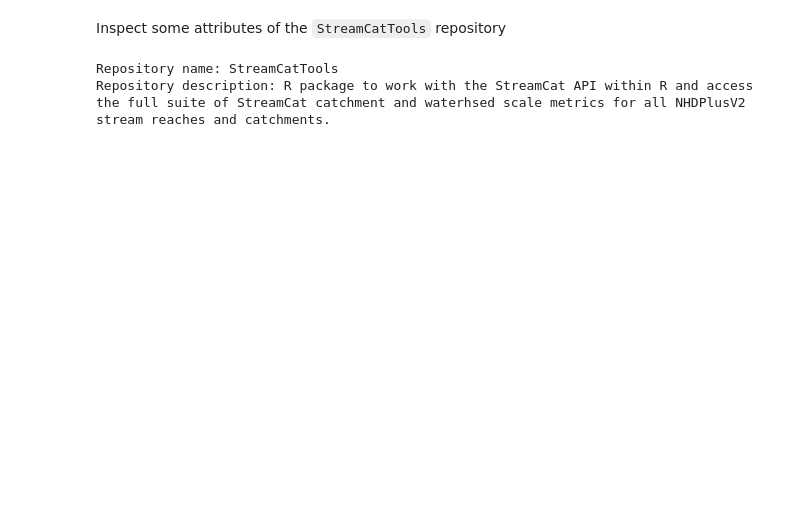
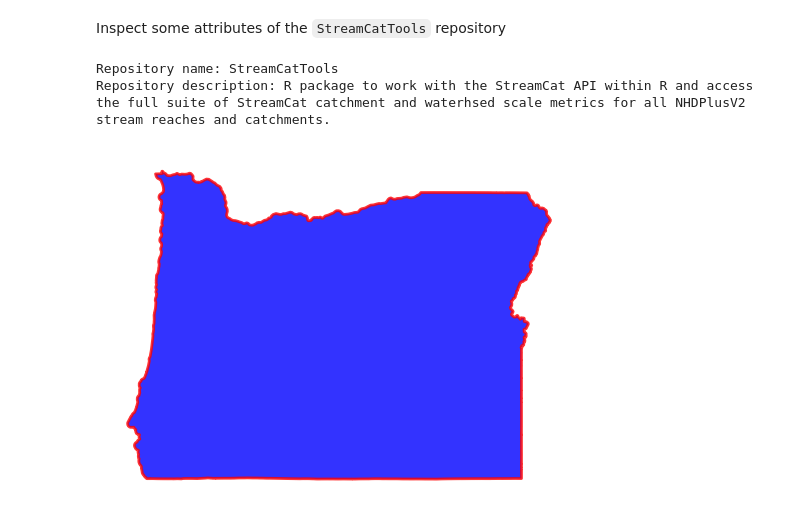
Before and after one commit to mhweber/ICRW8_Geospatial_Workshop, a Jupyter notebook: Slides.ipynb, the cells around one changed output. Drawn from its saved outputs; the diff is of its cells as text; code cells hidden in the pictures; blank space fills up the shorter version.

```diff
--- a/Slides.ipynb
+++ b/Slides.ipynb
@@ -130,0 +242,11 @@ Repository description: R package to work with the StreamCat API within R and ac
+# %%
+start = "1985-01-01"
+end = "2015-01-01"
+states = gh.helpers.get_us_states("contiguous")
+oregon = states[states.STUSPS == "OR"]
+# %%
+_, ax = plt.subplots(dpi=100, figsize=(6, 6))
+oregon.plot(ax=ax, facecolor="b", edgecolor="r", linewidth=2, alpha=0.8, figsize=(10, 10))
+ax.set_axis_off()
+# %% [output]
+[figure, added]
```
Also changed, not shown: parts of 10 cells of this notebook, 5 other files.
